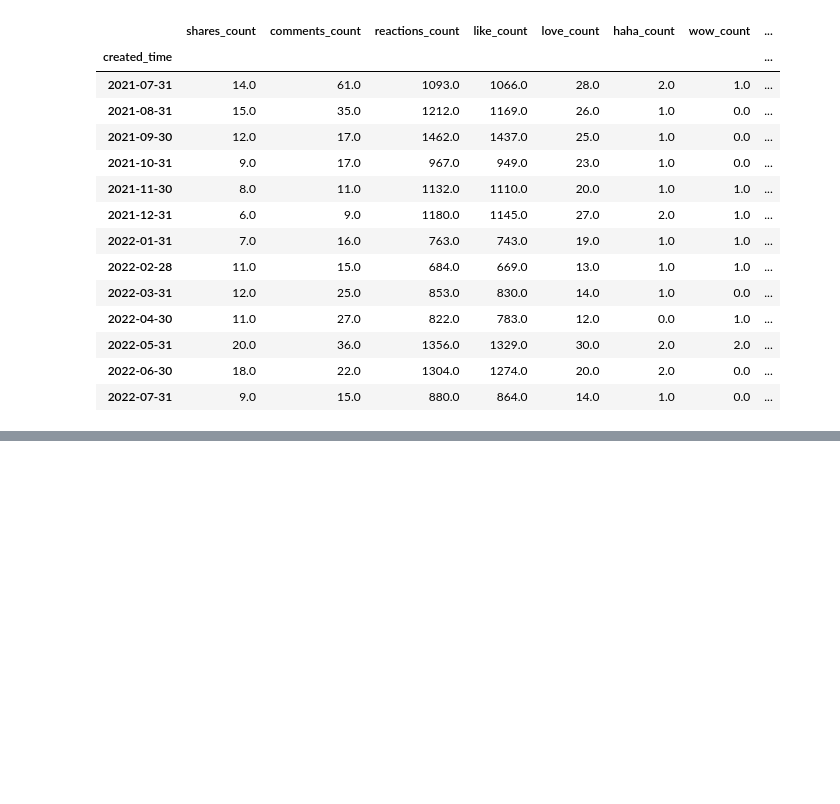
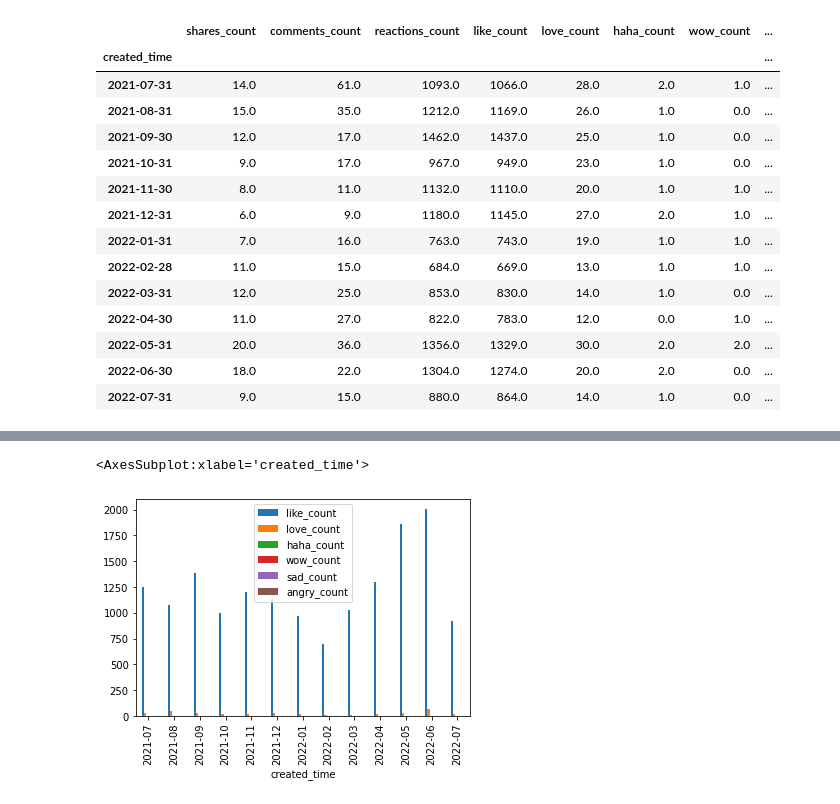
Before and after one commit to kelumKP/CIS7029, a Jupyter notebook: facebook_data/1yeardata/facebook_data_analysis.ipynb, the cells around one changed output, grey strips where cells are left out. Saved outputs shown, nothing was run; the diff lists cells and outputs as text; code cells hidden in the pictures; blank space fills up the shorter version.

```diff
--- a/facebook_data/1yeardata/facebook_data_analysis.ipynb
+++ b/facebook_data/1yeardata/facebook_data_analysis.ipynb
@@ -223,0 +246,3 @@ print(f'average reactions count: {average_reactions_count}')
+# %%
+df_average_monthly_stats = df.groupby(df['created_time'].dt.to_period('M')).mean().round(2).reset_index()
+df_average_monthly_stats
@@ -223,0 +264,7 @@ print(f'average reactions count: {average_reactions_count}')
+# %%
+df_average_monthly_stats.reset_index().plot(
+    x="created_time", y=["like_count", "love_count", "haha_count", "wow_count", "sad_count","angry_count"], kind="bar"
+)
+# %% [output]
+<AxesSubplot:xlabel='created_time'>
+[figure, added]
```
Also changed, not shown: parts of 9 cells of this notebook.
